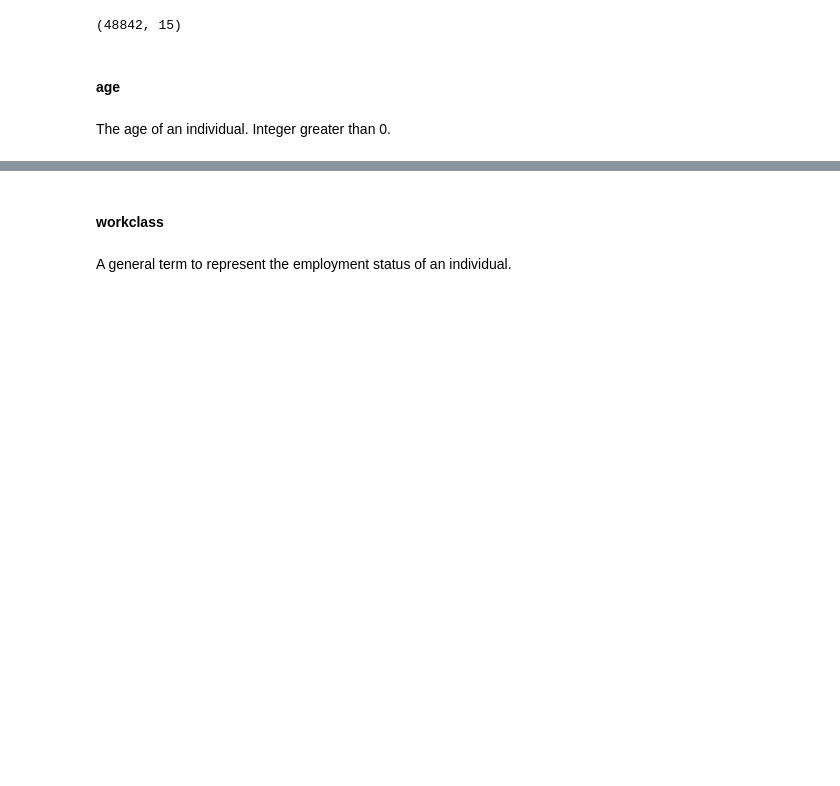
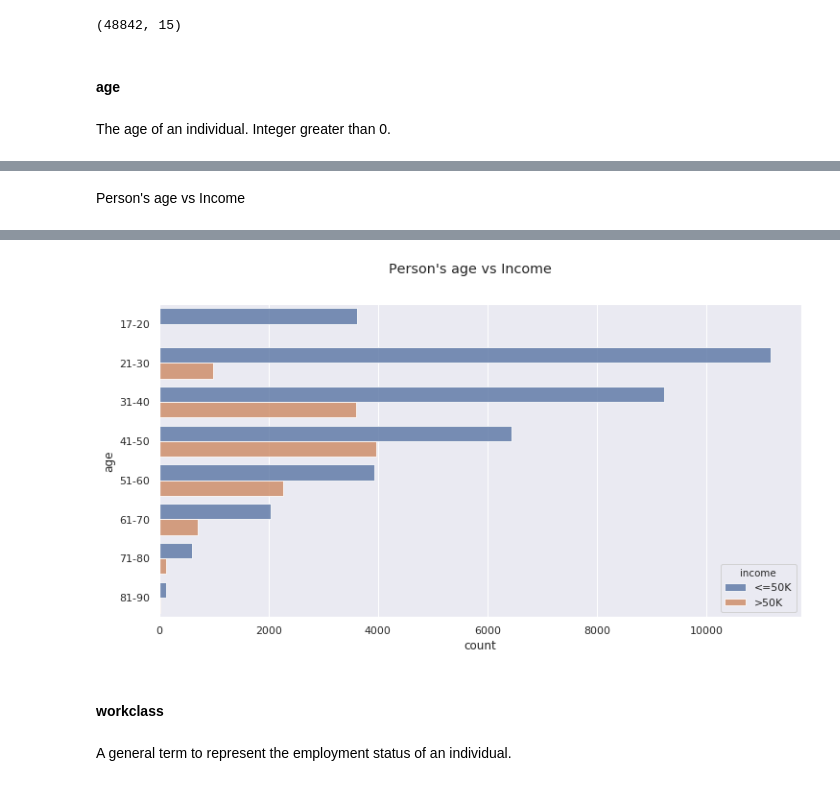
Before and after one commit to stkrizh/otus, a Jupyter notebook: open_data_analysis/notebook.ipynb, the cells around one changed output, grey strips where cells are left out. Drawn from its saved outputs; the diff is of its cells as text; code cells hidden in the pictures; blank space fills up the shorter version.

Commit message:
Use matplotlib instead of bokeh in open_data_analysis

```diff
--- a/open_data_analysis/notebook.ipynb
+++ b/open_data_analysis/notebook.ipynb
@@ -82,3 +73,5 @@ Name: age, dtype: float64
+# %% [markdown]
+Person's age vs Income
 # %%
 categorical_age = pd.cut(
     age,
@@ -87,7 +80,8 @@ categorical_age = pd.cut(
     labels=["17-20", "21-30", "31-40", "41-50", "51-60", "61-70", "71-80", "81-90"]
 )
 
-class_index = dataframe["income"] == "<=50K"
-plot = make_categorical_hbar(categorical_age, class_index, "Age group vs Income")
-show(plot)
+data = pd.concat([categorical_age, dataframe["income"]], axis=1)
+
+plt.suptitle("Person's age vs Income")
+ax = sns.countplot(data=data, y="age", hue="income", alpha=0.8)
 # %% [output]
@@ -96,3 +88,4 @@ show(plot)
+[figure, added]
 # %% [markdown]
 #### workclass
 # %% [markdown]
```
Also changed, not shown: parts of 32 cells of this notebook, 2 other files.
